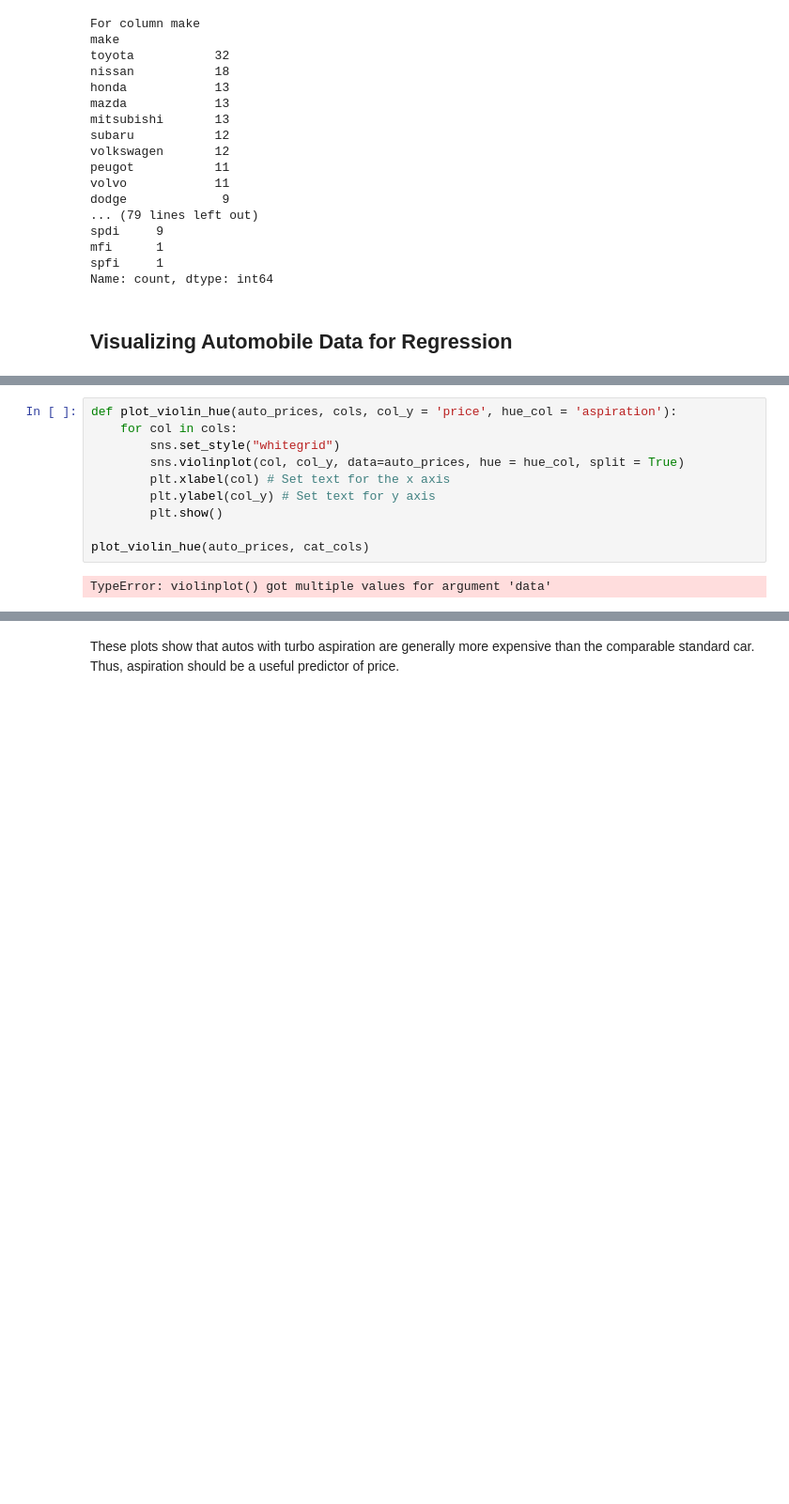
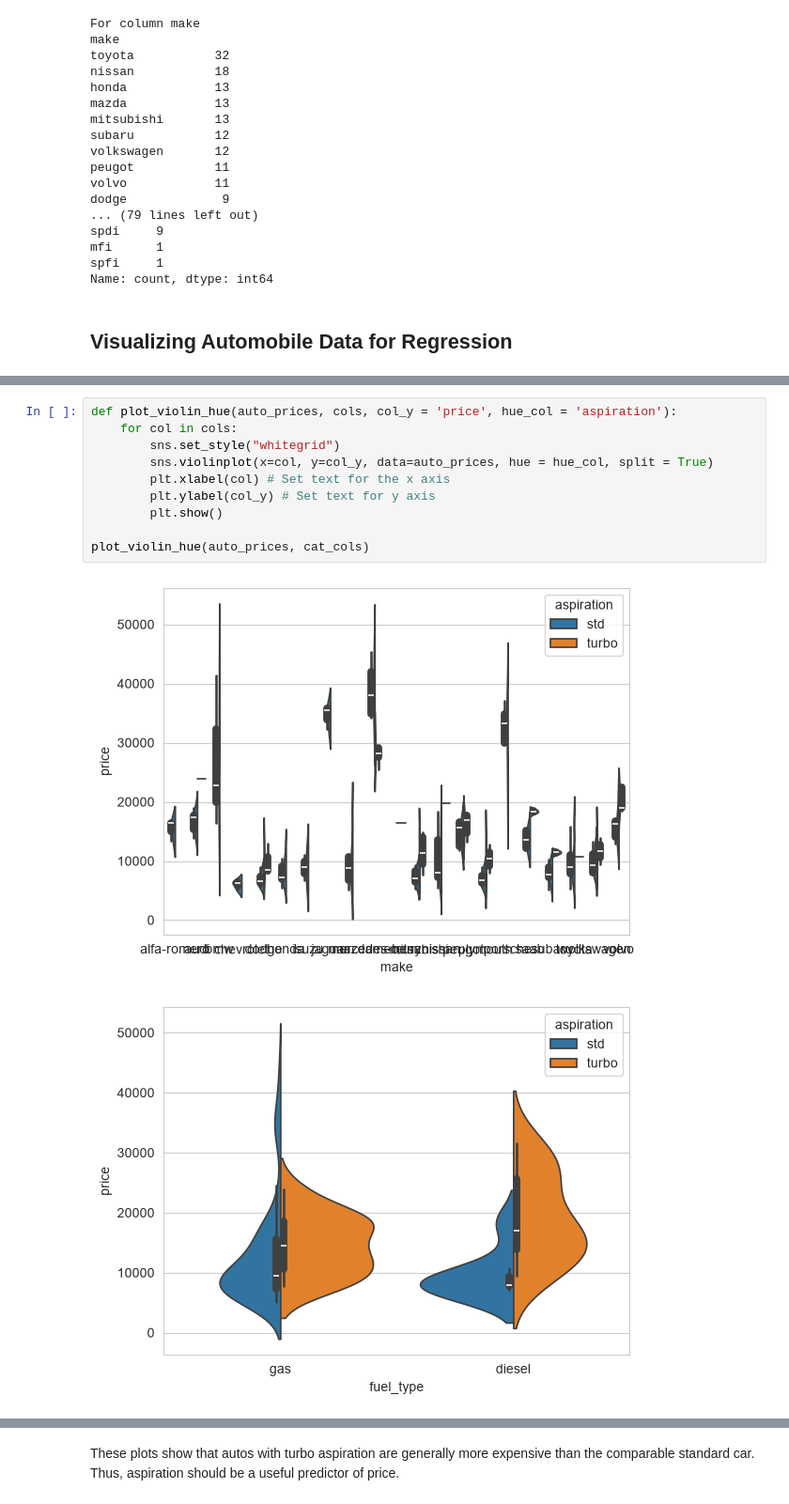
Before and after one commit to pcchen610/20260806_data, a Jupyter notebook: 20260730_code/VisualizingDataForRegression.ipynb, the cells around one changed output, grey strips where cells are left out. Shown at 94% size. Cells and saved outputs as stored; diff of their text form; blank space fills up the shorter version.

```diff
--- a/20260730_code/VisualizingDataForRegression.ipynb
+++ b/20260730_code/VisualizingDataForRegression.ipynb
@@ -169,12 +169,13 @@ plot_histogram(auto_prices, num_cols)
 # %%
 def plot_violin_hue(auto_prices, cols, col_y = 'price', hue_col = 'aspiration'):
     for col in cols:
         sns.set_style("whitegrid")
-        sns.violinplot(col, col_y, data=auto_prices, hue = hue_col, split = True)
+        sns.violinplot(x=col, y=col_y, data=auto_prices, hue = hue_col, split = True)
         plt.xlabel(col) # Set text for the x axis
         plt.ylabel(col_y) # Set text for y axis
         plt.show()
 
 plot_violin_hue(auto_prices, cat_cols)
 # %% [output]
-TypeError: violinplot() got multiple values for argument 'data'
+[figure, added]
+[figure, added]
```
Also changed, not shown: parts of 3 cells of this notebook, 9 other files.
